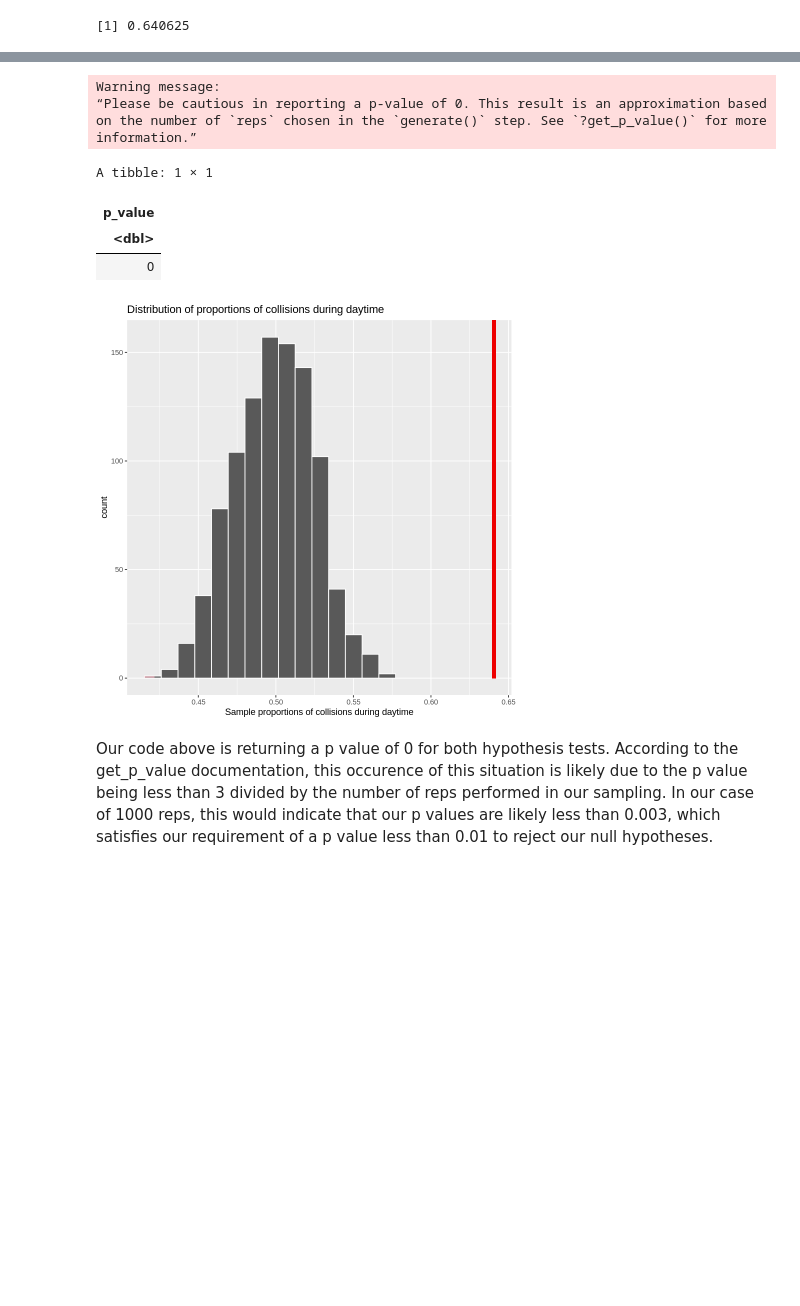
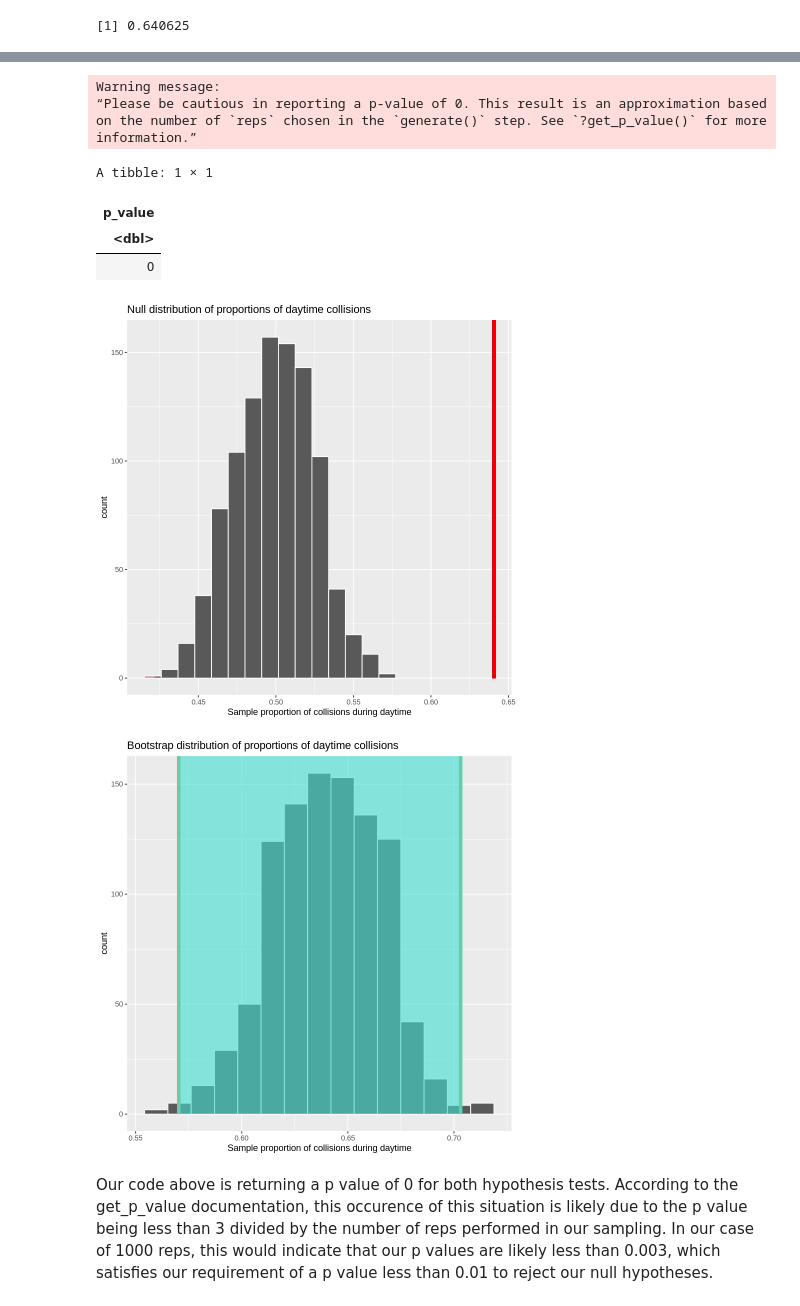
Before and after one commit to bernie-leung/STAT-201-group20newrepo, a Jupyter notebook: Project_proposal.ipynb, the cells around one changed output, grey strips where cells are left out. Cells and saved outputs as stored; diff of their text form; code cells hidden in the pictures; blank space fills up the shorter version.

```diff
--- a/Project_proposal.ipynb
+++ b/Project_proposal.ipynb
@@ -346,16 +363,24 @@ A tibble: 1 × 2
 # %%
-## perform hypothesis test via simulation approach
+## generate null model via simulation approach
 set.seed(16)
-hypo_test_time <- time %>%
+null_model_time <- time %>%
     specify(response = TIME_DAY, success = "DAY") %>%
     hypothesize(null = "point", p = 0.5) %>%
     generate(reps = 1000, type = "simulate") %>%
     calculate(stat = "prop")
 
-time_ci <- hypo_test_time %>%
+## generate bootstrap distribution via simulation approach
+bootstrap_time <- time %>%
+    specify(response = TIME_DAY, success = "DAY") %>%
+    generate(reps = 1000, type = "bootstrap") %>%
+    calculate(stat = "prop")
+
+## obtain confidence intervals for bootstrap distribution
+ci_time <- bootstrap_time %>%
     get_ci(level = 0.99)
 
-head(hypo_test_time)
+head(null_model_time)
+head(bootstrap_time)
 time_ci
 # %% [output]
 A tibble: 6 × 2
@@ -418,28 +459,33 @@ A tibble: 1 × 1
 # %%
-## visualize the hypothesis test regarding time of the day
-hypo_viz_time <- hypo_test_time %>%
+## visualize the null model regarding time of day
+null_model_viz_time <- null_model_time %>%
     visualize() +
     shade_p_value(obs_stat = obs_time, direction = "both") +
-    labs(x = "Sample proportions of collisions during daytime") +
-    ggtitle("Distribution of proportions of collisions during daytime")
+    labs(x = "Sample proportion of collisions during daytime") +
+    ggtitle("Null distribution of proportions of daytime collisions")
+null_model_viz_time
 
-hypo_viz_time
-
-## get the p-value regarding time of the day
+## get the p-value regarding time of day
 p_value_time <- hypo_test_time %>%
     get_p_value(obs_stat = obs_time, direction = "both")
-
 p_value_time
 
-# report that p_value is less than 0.001 since we used 1000 reps
+## visualize the bootstrap distribution regarding season
+bootstrap_viz_time <- bootstrap_time %>%
+    visualize() +
+    labs(x = "Sample proportion of collisions during daytime") +
+    ggtitle("Bootstrap distribution of proportions of daytime collisions") +
+    shade_ci(endpoints = time_ci)
+bootstrap_viz_time
 # %% [output]
 Warning message:
 “Please be cautious in reporting a p-value of 0. This result is an approximation based on the number of `reps` chosen in the `generate()` step. See `?get_p_value()` for more information.”
 A tibble: 1 × 1
 | p_value |
 | <dbl> |
 | 0 |
-[figure, old version]
+[figure, new version]
+[figure, added]
 # %% [markdown]
 Our code above is returning a p value of 0 for both hypothesis tests. According to the get_p_value documentation, this occurence of this situation is likely due to the p value being less than 3 divided by the number of reps performed in our sampling. In our case of 1000 reps, this would indicate that our p values are likely less than 0.003, which satisfies our requirement of a p value less than 0.01 to reject our null hypotheses.
 # %% [markdown]
```
Also changed, not shown: parts of 9 cells of this notebook.
